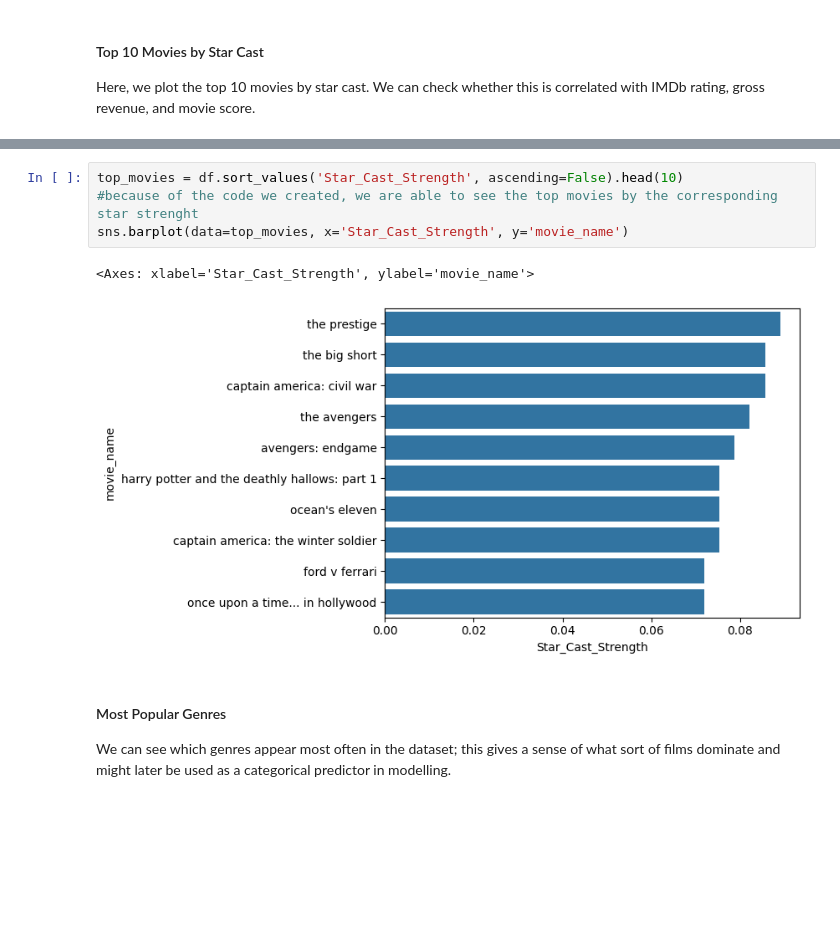
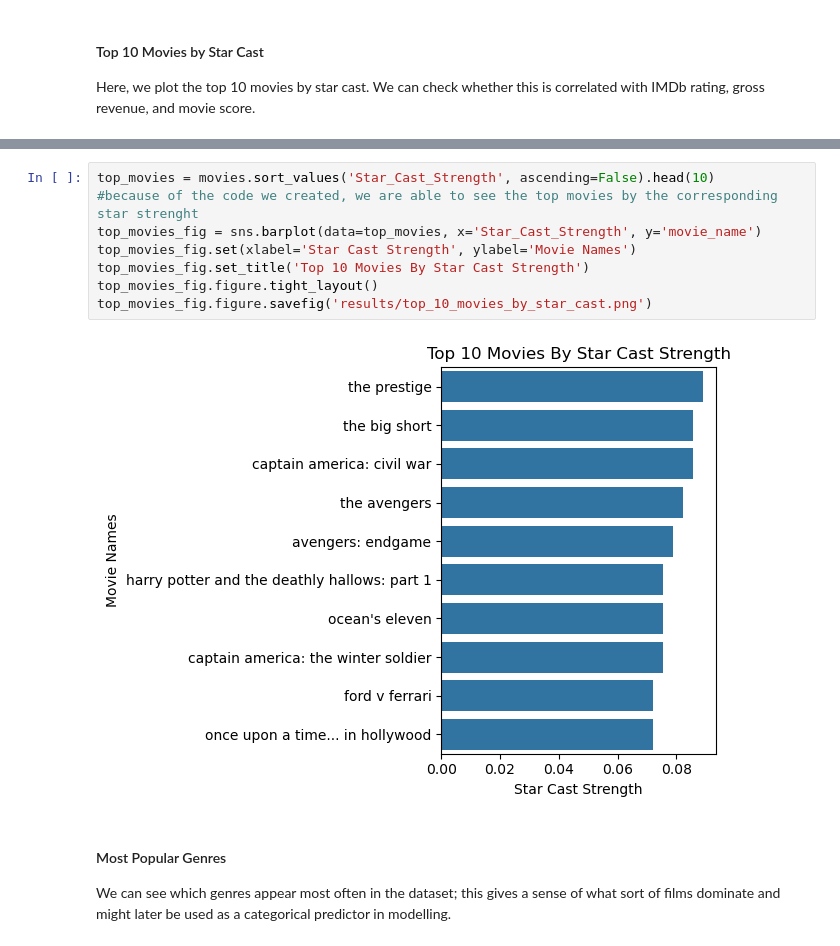
Before and after one commit to COGS108/Group138_WI26, a Jupyter notebook: 02-EDACheckpoint.ipynb, the cells around one changed output, grey strips where cells are left out. Saved outputs shown, nothing was run; the diff lists cells and outputs as text; blank space fills up the shorter version.

```diff
--- a/02-EDACheckpoint.ipynb
+++ b/02-EDACheckpoint.ipynb
@@ -551,10 +517,13 @@ df.head()
 # %%
-top_movies = df.sort_values('Star_Cast_Strength', ascending=False).head(10)
+top_movies = movies.sort_values('Star_Cast_Strength', ascending=False).head(10)
 #because of the code we created, we are able to see the top movies by the corresponding star strenght
-sns.barplot(data=top_movies, x='Star_Cast_Strength', y='movie_name')
+top_movies_fig = sns.barplot(data=top_movies, x='Star_Cast_Strength', y='movie_name')
+top_movies_fig.set(xlabel='Star Cast Strength', ylabel='Movie Names')
+top_movies_fig.set_title('Top 10 Movies By Star Cast Strength')
+top_movies_fig.figure.tight_layout()
+top_movies_fig.figure.savefig('results/top_10_movies_by_star_cast.png')
 # %% [output]
-<Axes: xlabel='Star_Cast_Strength', ylabel='movie_name'>
-[figure, old version]
+[figure, new version]
 # %% [markdown]
 #### Most Popular Genres
 
```
Also changed, not shown: parts of 10 cells of this notebook, 6 other files.
